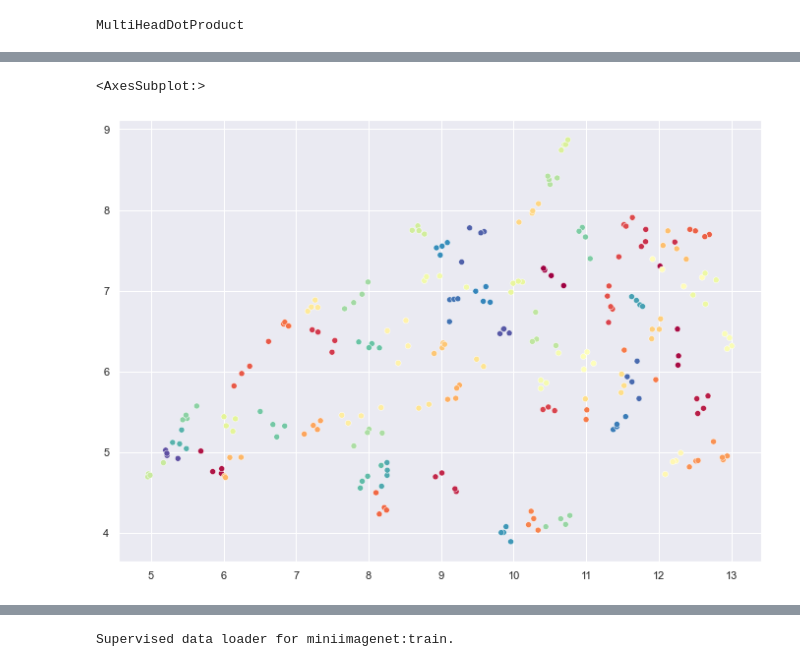
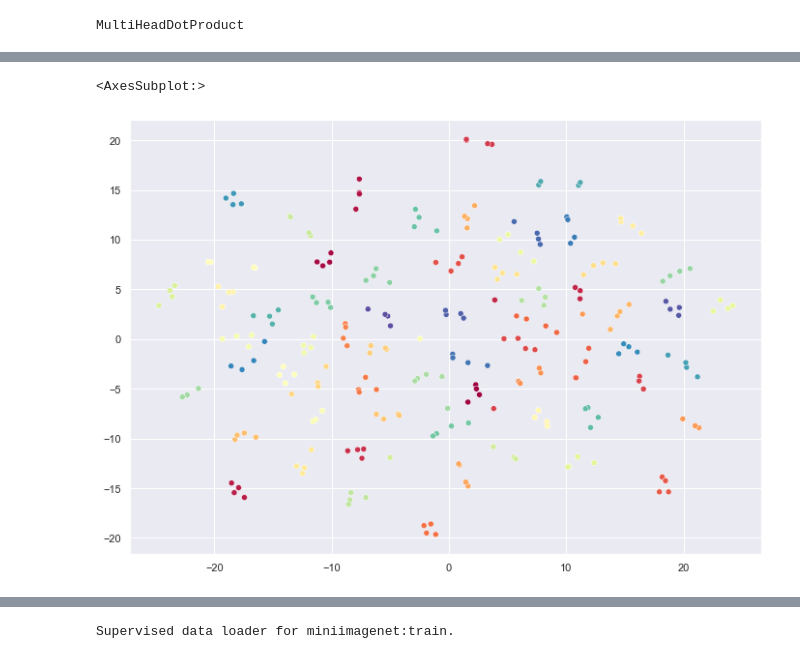
Before and after one commit to ojss/SAMPTransfer, a Jupyter notebook: attention_viz.ipynb, the cells around one changed output, grey strips where cells are left out. Cells and saved outputs as stored; diff of their text form; code cells hidden in the pictures.

```diff
--- a/attention_viz.ipynb
+++ b/attention_viz.ipynb
@@ -12,7 +12,7 @@ from protoclr_obow import PCLROBoW
 from omegaconf import OmegaConf
 OmegaConf.register_new_resolver("uuid", lambda : "123")
 # %%
-model = PCLROBoW.load_from_checkpoint("ckpts/cnn.ckpt", mpnn_dev="cpu", map_location="cpu")
+model = CLRGAT.load_from_checkpoint("ckpts/cnn.ckpt", mpnn_dev="cpu", map_location="cpu")
 # %% [output]
 MultiHeadDotProduct
 # %%
@@ -49,7 +58,9 @@ y_support = y_support.view(1, -1)
 # %%
 y = torch.cat([y_support, y_query], dim=1).squeeze(0)
 # %%
-feats = model.feature_extractor(torch.cat([o, v]))
+feats = model.backbone(torch.cat([o, v]))
 # %%
 feats = feats.flatten(1)
+# %%
+pfeats_tsne = TSNE().fit_transform(feats.cpu().detach().numpy())
 # %%
@@ -58,7 +69,7 @@ pfeats = umap.UMAP().fit_transform(feats.cpu().detach().numpy())
 sns.set_theme()
 # %%
 sns.set(rc={'figure.figsize':(11.7,8.27)})
-sns.scatterplot(x=pfeats[:, 0], y=pfeats[:, 1], hue=y.cpu().numpy(), palette="Spectral", legend=None)
+sns.scatterplot(x=pfeats_tsne[:, 0], y=pfeats_tsne[:, 1], hue=y.cpu().numpy(), palette="Spectral", legend=None)
 # %% [output]
 <AxesSubplot:>
-[figure, old version]
+[figure, new version]
```
Also changed, not shown: parts of 89 cells of this notebook, 2 other files.
